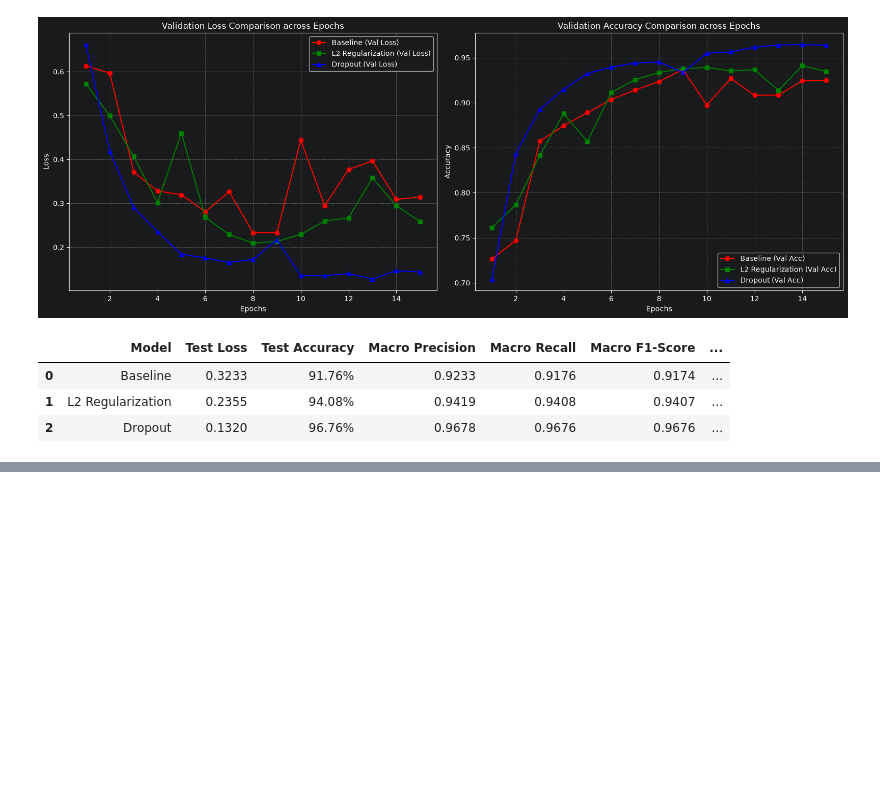
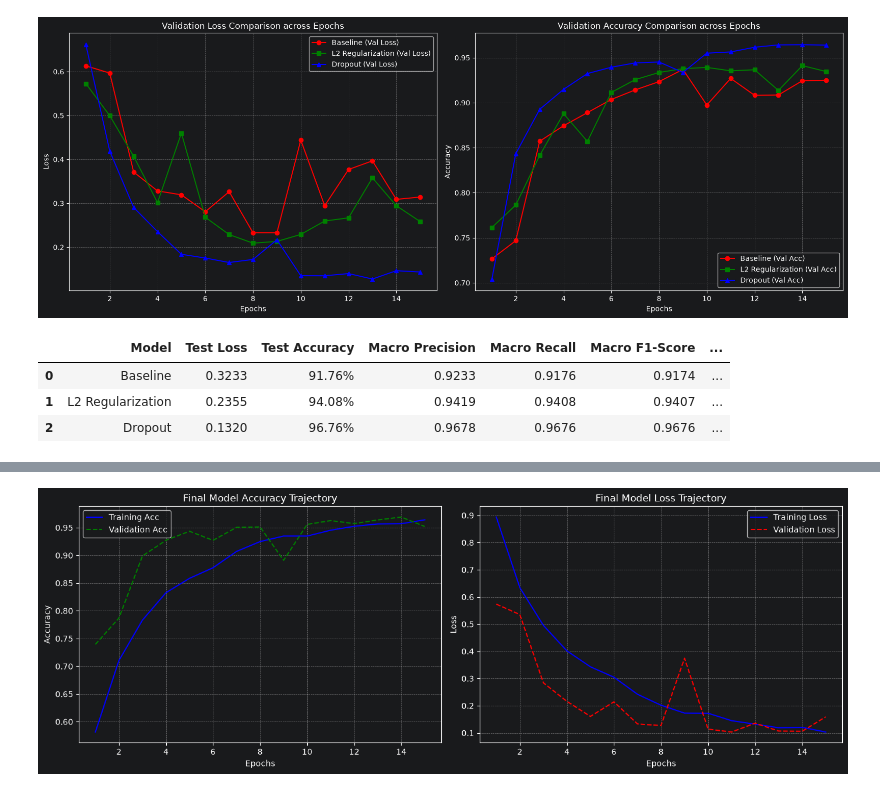
Before and after one commit to lordmana/Lung-and-Colon-Cancer-Classification, a Jupyter notebook: notebook/DL_Assignment_2026.ipynb, the cells around one changed output, grey strips where cells are left out. Cells and saved outputs as stored; diff of their text form; code cells hidden in the pictures; blank space fills up the shorter version.

Commit message:
Final model feature branch

```diff
--- a/notebook/DL_Assignment_2026.ipynb
+++ b/notebook/DL_Assignment_2026.ipynb
@@ -718,0 +794,9 @@ display(comparison_df)
+# %%
+final_history = final_model.fit(
+    X_train, y_train,
+    validation_data=(X_val, y_val),
+    epochs=15,
+    batch_size=32,        # Tuned batch size parameter
+    shuffle=True,
+    verbose=1
+)
@@ -718,0 +856,29 @@ display(comparison_df)
+# %%
+epochs_range = range(1, len(final_history.history['loss']) + 1)
+
+plt.figure(figsize=(14, 5))
+
+# Plot Accuracy Dynamics
+plt.subplot(1, 2, 1)
+plt.plot(epochs_range, final_history.history['accuracy'], 'b-', label='Training Acc')
+plt.plot(epochs_range, final_history.history['val_accuracy'], 'g--', label='Validation Acc')
+plt.title('Final Model Accuracy Trajectory')
+plt.xlabel('Epochs')
+plt.ylabel('Accuracy')
+plt.legend()
+plt.grid(True, linestyle='--', alpha=0.6)
+
+# Plot Loss Dynamics
+plt.subplot(1, 2, 2)
+plt.plot(epochs_range, final_history.history['loss'], 'b-', label='Training Loss')
+plt.plot(epochs_range, final_history.history['val_loss'], 'r--', label='Validation Loss')
+plt.title('Final Model Loss Trajectory')
+plt.xlabel('Epochs')
+plt.ylabel('Loss')
+plt.legend()
+plt.grid(True, linestyle='--', alpha=0.6)
+
+plt.tight_layout()
+plt.show()
+# %% [output]
+[figure, added]
```
Also changed, not shown: parts of 4 cells of this notebook.
